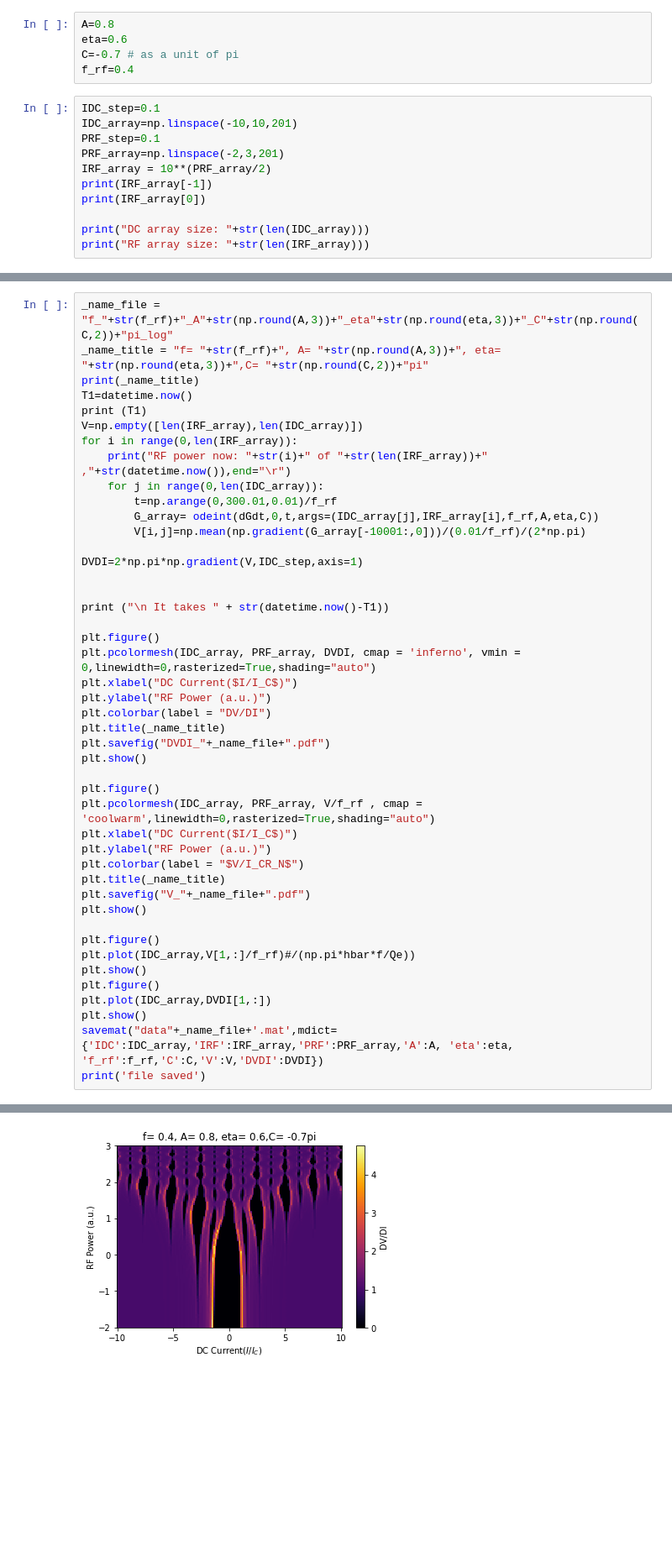
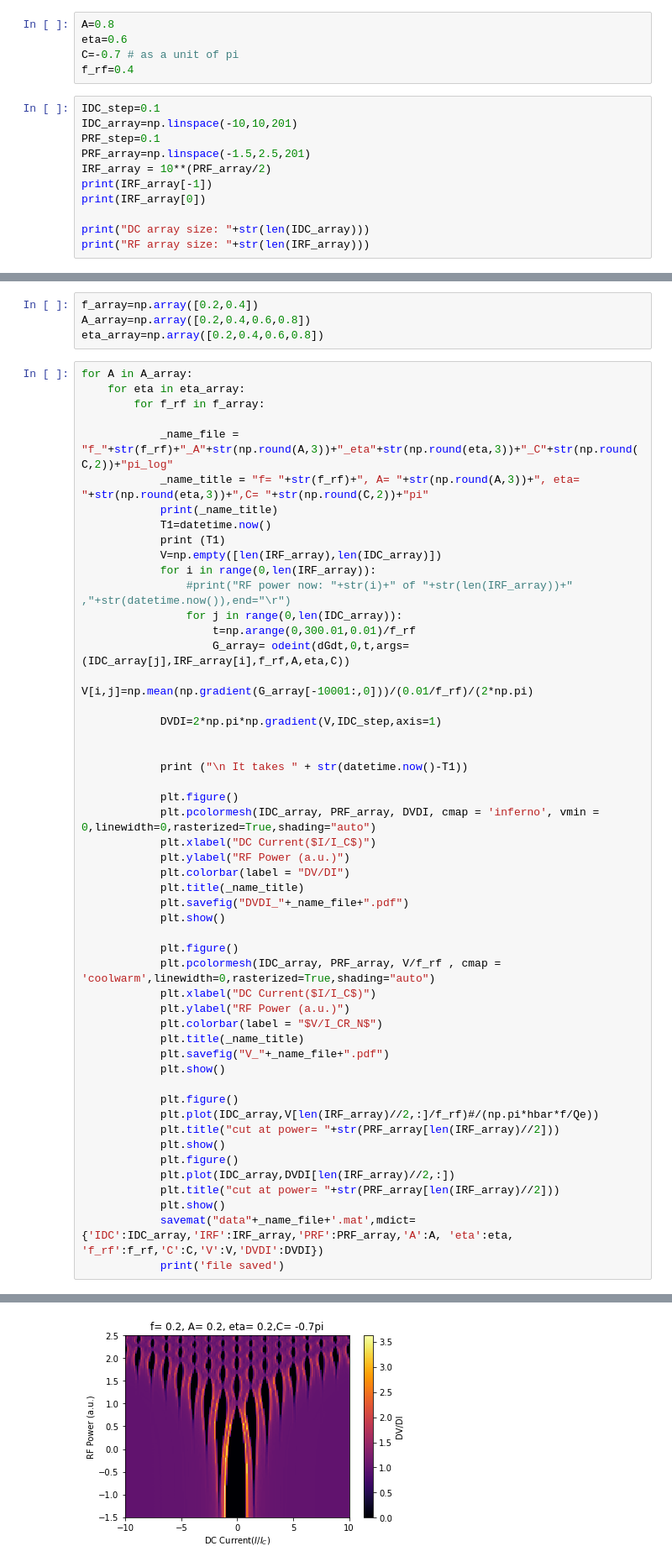
Before and after one commit to mingweii/Josephson-junction-simulations, a Jupyter notebook: Shapiro/two-channel-CPR/Shapiro_Diagram_RSJ_normalized_two_channels.ipynb, the cells around one changed output, grey strips where cells are left out. Shown at 84% size. Drawn from its saved outputs; the diff is of its cells as text; blank space fills up the shorter version.

Commit message:
Update Shapiro_Diagram_RSJ_normalized_two_channels.ipynb
Add for loops of several parameters

```diff
--- a/Shapiro/two-channel-CPR/Shapiro_Diagram_RSJ_normalized_two_channels.ipynb
+++ b/Shapiro/two-channel-CPR/Shapiro_Diagram_RSJ_normalized_two_channels.ipynb
@@ -194,7 +199,7 @@ f_rf=0.4
 IDC_step=0.1
 IDC_array=np.linspace(-10,10,201)
 PRF_step=0.1
-PRF_array=np.linspace(-2,3,201)
+PRF_array=np.linspace(-1.5,2.5,201)
 IRF_array = 10**(PRF_array/2)
 print(IRF_array[-1])
 print(IRF_array[0])
@@ -207,48 +212,58 @@ print("RF array size: "+str(len(IRF_array)))
 DC array size: 201
 RF array size: 201
+# %%
+f_array=np.array([0.2,0.4])
+A_array=np.array([0.2,0.4,0.6,0.8])
+eta_array=np.array([0.2,0.4,0.6,0.8])
 # %%
-_name_file = "f_"+str(f_rf)+"_A"+str(np.round(A,3))+"_eta"+str(np.round(eta,3))+"_C"+str(np.round(C,2))+"pi_log"
-_name_title = "f= "+str(f_rf)+", A= "+str(np.round(A,3))+", eta= "+str(np.round(eta,3))+",C= "+str(np.round(C,2))+"pi"
-print(_name_title)
-T1=datetime.now()
-print (T1)
-V=np.empty([len(IRF_array),len(IDC_array)])
-for i in range(0,len(IRF_array)):
-    print("RF power now: "+str(i)+" of "+str(len(IRF_array))+" ,"+str(datetime.now()),end="\r")
-    for j in range(0,len(IDC_array)):
-        t=np.arange(0,300.01,0.01)/f_rf
-        G_array= odeint(dGdt,0,t,args=(IDC_array[j],IRF_array[i],f_rf,A,eta,C))
-        V[i,j]=np.mean(np.gradient(G_array[-10001:,0]))/(0.01/f_rf)/(2*np.pi)
+for A in A_array:
+    for eta in eta_array:
+        for f_rf in f_array:
 
-DVDI=2*np.pi*np.gradient(V,IDC_step,axis=1)
+            _name_file = "f_"+str(f_rf)+"_A"+str(np.round(A,3))+"_eta"+str(np.round(eta,3))+"_C"+str(np.round(C,2))+"pi_log"
+            _name_title = "f= "+str(f_rf)+", A= "+str(np.round(A,3))+", eta= "+str(np.round(eta,3))+",C= "+str(np.round(C,2))+"pi"
+            print(_name_title)
+            T1=datetime.now()
+            print (T1)
+            V=np.empty([len(IRF_array),len(IDC_array)])
+            for i in range(0,len(IRF_array)):
+                #print("RF power now: "+str(i)+" of "+str(len(IRF_array))+" ,"+str(datetime.now()),end="\r")
+                for j in range(0,len(IDC_array)):
+                    t=np.arange(0,300.01,0.01)/f_rf
+                    G_array= odeint(dGdt,0,t,args=(IDC_array[j],IRF_array[i],f_rf,A,eta,C))
+                    V[i,j]=np.mean(np.gradient(G_array[-10001:,0]))/(0.01/f_rf)/(2*np.pi)
+
+            DVDI=2*np.pi*np.gradient(V,IDC_step,axis=1)
 
 
-print ("\n It takes " + str(datetime.now()-T1))
+            print ("\n It takes " + str(datetime.now()-T1))
 
-plt.figure()
-plt.pcolormesh(IDC_array, PRF_array, DVDI, cmap = 'inferno', vmin = 0,linewidth=0,rasterized=True,shading="auto")
-plt.xlabel("DC Current($I/I_C$)")
-plt.ylabel("RF Power (a.u.)")
-plt.colorbar(label = "DV/DI")
-plt.title(_name_title)
-plt.savefig("DVDI_"+_name_file+".pdf")
-plt.show()
+            plt.figure()
+            plt.pcolormesh(IDC_array, PRF_array, DVDI, cmap = 'inferno', vmin = 0,linewidth=0,rasterized=True,shading="auto")
+            plt.xlabel("DC Current($I/I_C$)")
+            plt.ylabel("RF Power (a.u.)")
+            plt.colorbar(label = "DV/DI")
+            plt.title(_name_title)
+            plt.savefig("DVDI_"+_name_file+".pdf")
+            plt.show()
 
-plt.figure()
-plt.pcolormesh(IDC_array, PRF_array, V/f_rf , cmap = 'coolwarm',linewidth=0,rasterized=True,shading="auto")
-plt.xlabel("DC Current($I/I_C$)")
-plt.ylabel("RF Power (a.u.)")
-plt.colorbar(label = "$V/I_CR_N$")
-plt.title(_name_title)
-plt.savefig("V_"+_name_file+".pdf")
-plt.show()
+            plt.figure()
+            plt.pcolormesh(IDC_array, PRF_array, V/f_rf , cmap = 'coolwarm',linewidth=0,rasterized=True,shading="auto")
+            plt.xlabel("DC Current($I/I_C$)")
+            plt.ylabel("RF Power (a.u.)")
+            plt.colorbar(label = "$V/I_CR_N$")
+            plt.title(_name_title)
+            plt.savefig("V_"+_name_file+".pdf")
+            plt.show()
 
-plt.figure()
-plt.plot(IDC_array,V[1,:]/f_rf)#/(np.pi*hbar*f/Qe))
-plt.show()
-plt.figure()
-plt.plot(IDC_array,DVDI[1,:])
-plt.show()
-savemat("data"+_name_file+'.mat',mdict={'IDC':IDC_array,'IRF':IRF_array,'PRF':PRF_array,'A':A, 'eta':eta, 'f_rf':f_rf,'C':C,'V':V,'DVDI':DVDI})
-print('file saved')
+            plt.figure()
+            plt.plot(IDC_array,V[len(IRF_array)//2,:]/f_rf)#/(np.pi*hbar*f/Qe))
+            plt.title("cut at power= "+str(PRF_array[len(IRF_array)//2]))
+            plt.show()
+            plt.figure()
+            plt.plot(IDC_array,DVDI[len(IRF_array)//2,:])
+            plt.title("cut at power= "+str(PRF_array[len(IRF_array)//2]))
+            plt.show()
+            savemat("data"+_name_file+'.mat',mdict={'IDC':IDC_array,'IRF':IRF_array,'PRF':PRF_array,'A':A, 'eta':eta, 'f_rf':f_rf,'C':C,'V':V,'DVDI':DVDI})
+            print('file saved')
 # %% [output]
@@ -259 +274 @@ RF power now: 200 of 201 ,2020-09-26 14:06:33.203092
-[figure, old version]
+[figure, new version]
```
Also changed, not shown: parts of 7 cells of this notebook.
